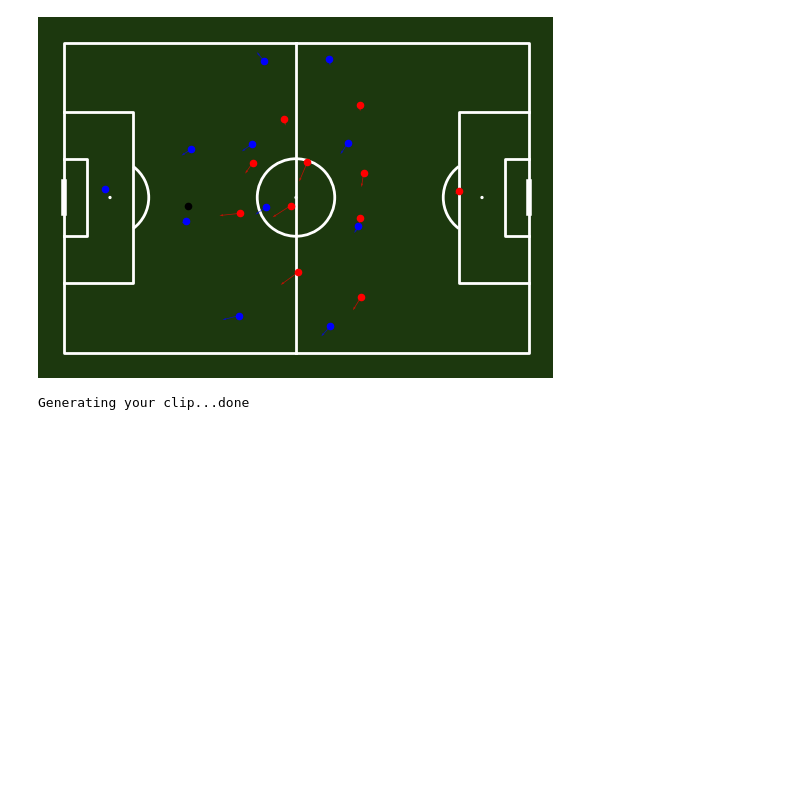
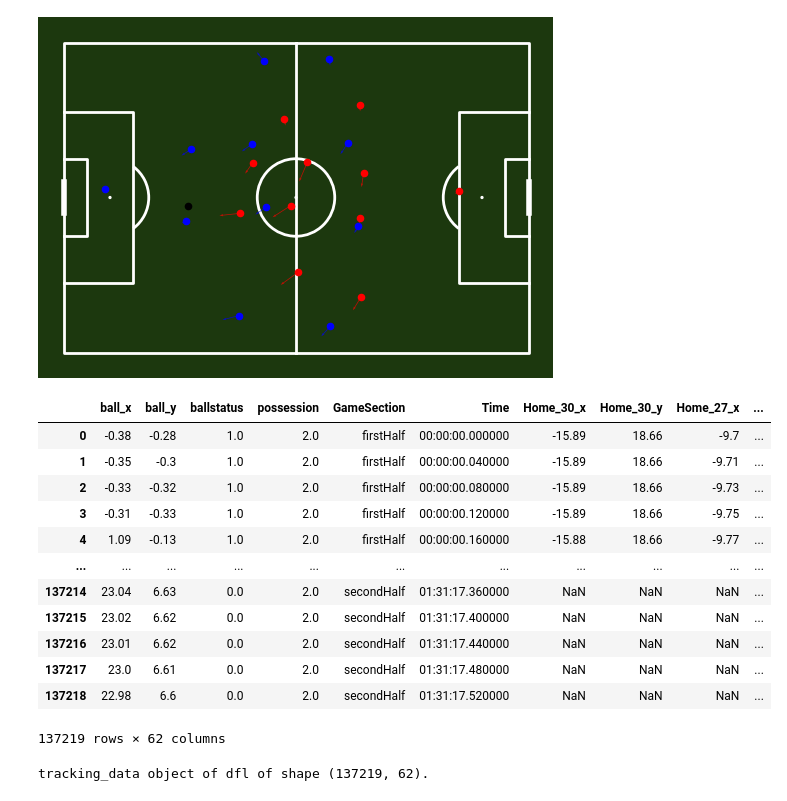
Before and after one commit to DavidB1999/My_Football_Analytics, a Jupyter notebook: Position_data/tracking_data.ipynb, the cells around one changed output. Saved outputs shown, nothing was run; the diff lists cells and outputs as text; code cells hidden in the pictures; blank space fills up the shorter version.

```diff
--- a/Position_data/tracking_data.ipynb
+++ b/Position_data/tracking_data.ipynb
@@ -63,6 +64,30 @@ td_object.plot_players(frame=340, velocities=True)
 (<Figure size 640x480 with 1 Axes>, <Axes: >)
 [figure]
 # %%
-td_object.animation_clip(frames=(51, 150))
+# td_object.animation_clip(frames=(51, 150))
-# %% [output]
-Generating your clip...done
+# %%
+pos_filepath = 'DFL_04_02_positions_raw_DFL-COM-000001_DFL-MAT-0027AD.xml'
+mi_filepath = 'DFL_02_01_matchinformation_DFL-COM-000001_DFL-MAT-0027AD.xml'
+
+td_dfl, x_range_data, y_range_data = parse_dfl_pos_data(pos_filepath=pos_filepath, mi_filepath=mi_filepath)
+td_dfl
+# %% [output]
+|  | ball_x | ball_y | ballstatus | possession | GameSection | Time | Home_30_x | Home_30_y | Home_27_x | ... |
+| 0 | -0.38 | -0.28 | 1.0 | 2.0 | firstHalf | 00:00:00.000000 | -15.89 | 18.66 | -9.7 | ... |
+| 1 | -0.35 | -0.3 | 1.0 | 2.0 | firstHalf | 00:00:00.040000 | -15.89 | 18.66 | -9.71 | ... |
+| 2 | -0.33 | -0.32 | 1.0 | 2.0 | firstHalf | 00:00:00.080000 | -15.89 | 18.66 | -9.73 | ... |
+| 3 | -0.31 | -0.33 | 1.0 | 2.0 | firstHalf | 00:00:00.120000 | -15.89 | 18.66 | -9.75 | ... |
+| 4 | 1.09 | -0.13 | 1.0 | 2.0 | firstHalf | 00:00:00.160000 | -15.88 | 18.66 | -9.77 | ... |
+| ... | ... | ... | ... | ... | ... | ... | ... | ... | ... | ... |
+| 137214 | 23.04 | 6.63 | 0.0 | 2.0 | secondHalf | 01:31:17.360000 | NaN | NaN | NaN | ... |
+| 137215 | 23.02 | 6.62 | 0.0 | 2.0 | secondHalf | 01:31:17.400000 | NaN | NaN | NaN | ... |
+| 137216 | 23.01 | 6.62 | 0.0 | 2.0 | secondHalf | 01:31:17.440000 | NaN | NaN | NaN | ... |
+| 137217 | 23.0 | 6.61 | 0.0 | 2.0 | secondHalf | 01:31:17.480000 | NaN | NaN | NaN | ... |
+| 137218 | 22.98 | 6.6 | 0.0 | 2.0 | secondHalf | 01:31:17.520000 | NaN | NaN | NaN | ... |
+137219 rows × 62 columns
+# %%
+td_object_dfl = tracking_data(td_dfl, data_source='dfl', scale_to_pitch='mplsoccer',
+                              x_range_data=x_range_data, y_range_data=y_range_data)
+print(td_object_dfl)
+# %% [output]
+tracking_data object of dfl of shape (137219, 62).
```
Also changed, not shown: parts of 3 cells of this notebook, 11 other files.
